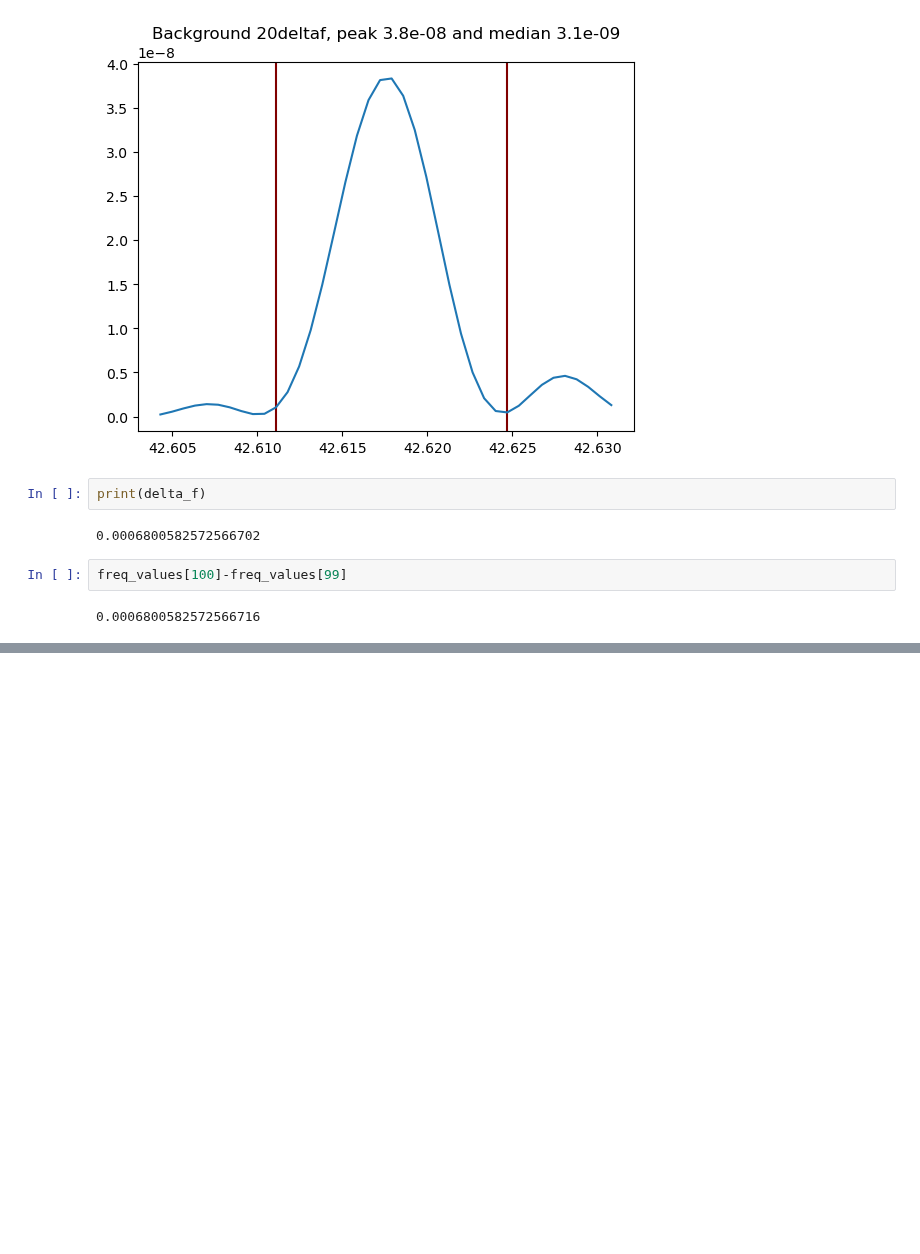
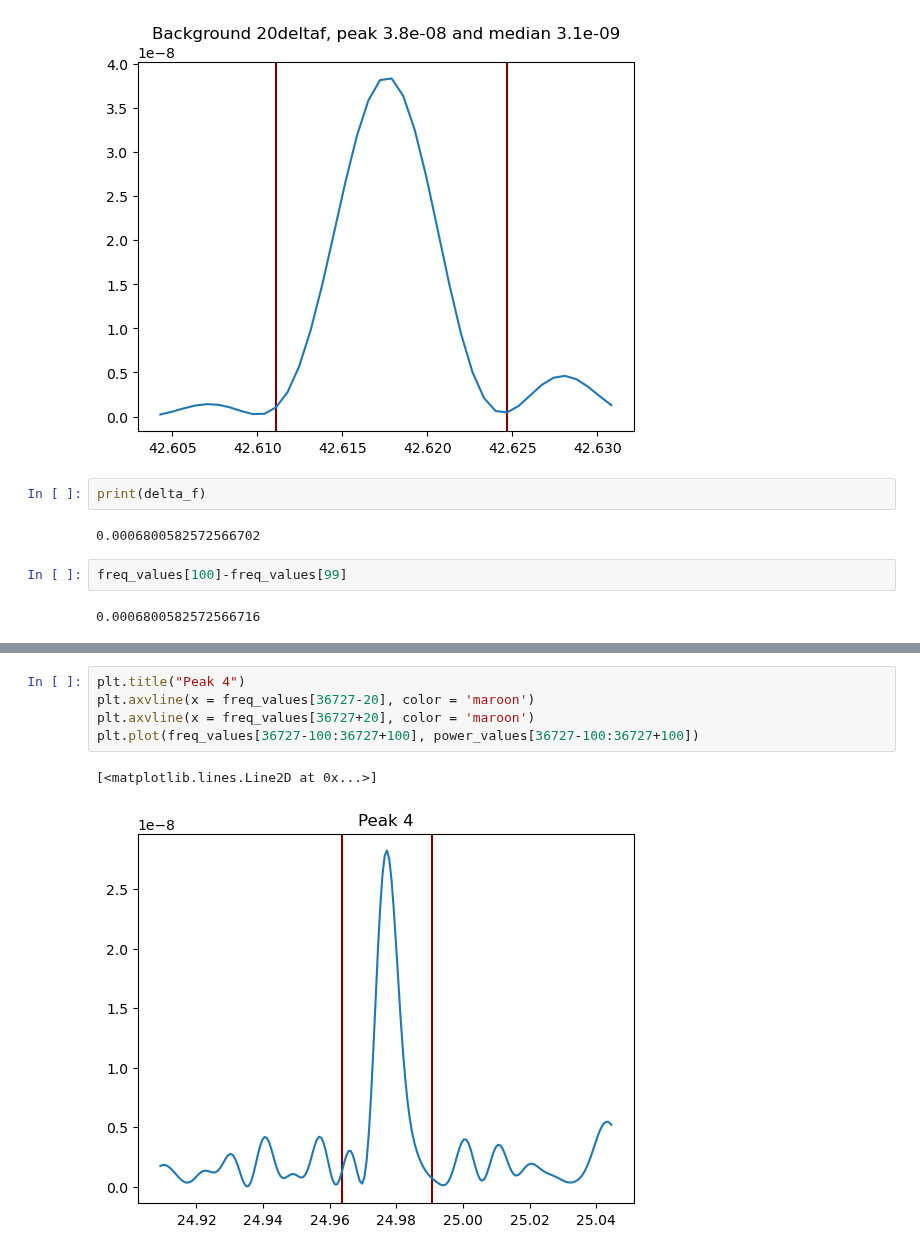
Before and after one commit to Hoggnation/cataloging_coherent_oscillators, a Jupyter notebook: threshold_function.ipynb, the cells around one changed output, grey strips where cells are left out. Drawn from its saved outputs; the diff is of its cells as text; blank space fills up the shorter version.

```diff
--- a/threshold_function.ipynb
+++ b/threshold_function.ipynb
@@ -193,0 +224,8 @@ freq_values[100]-freq_values[99]
+# %%
+plt.title("Peak 4")
+plt.axvline(x = freq_values[36727-20], color = 'maroon')
+plt.axvline(x = freq_values[36727+20], color = 'maroon')
+plt.plot(freq_values[36727-100:36727+100], power_values[36727-100:36727+100])
+# %% [output]
+[<matplotlib.lines.Line2D at 0x...>]
+[figure, added]
```
Also changed, not shown: parts of 11 cells of this notebook, 1 other file.
